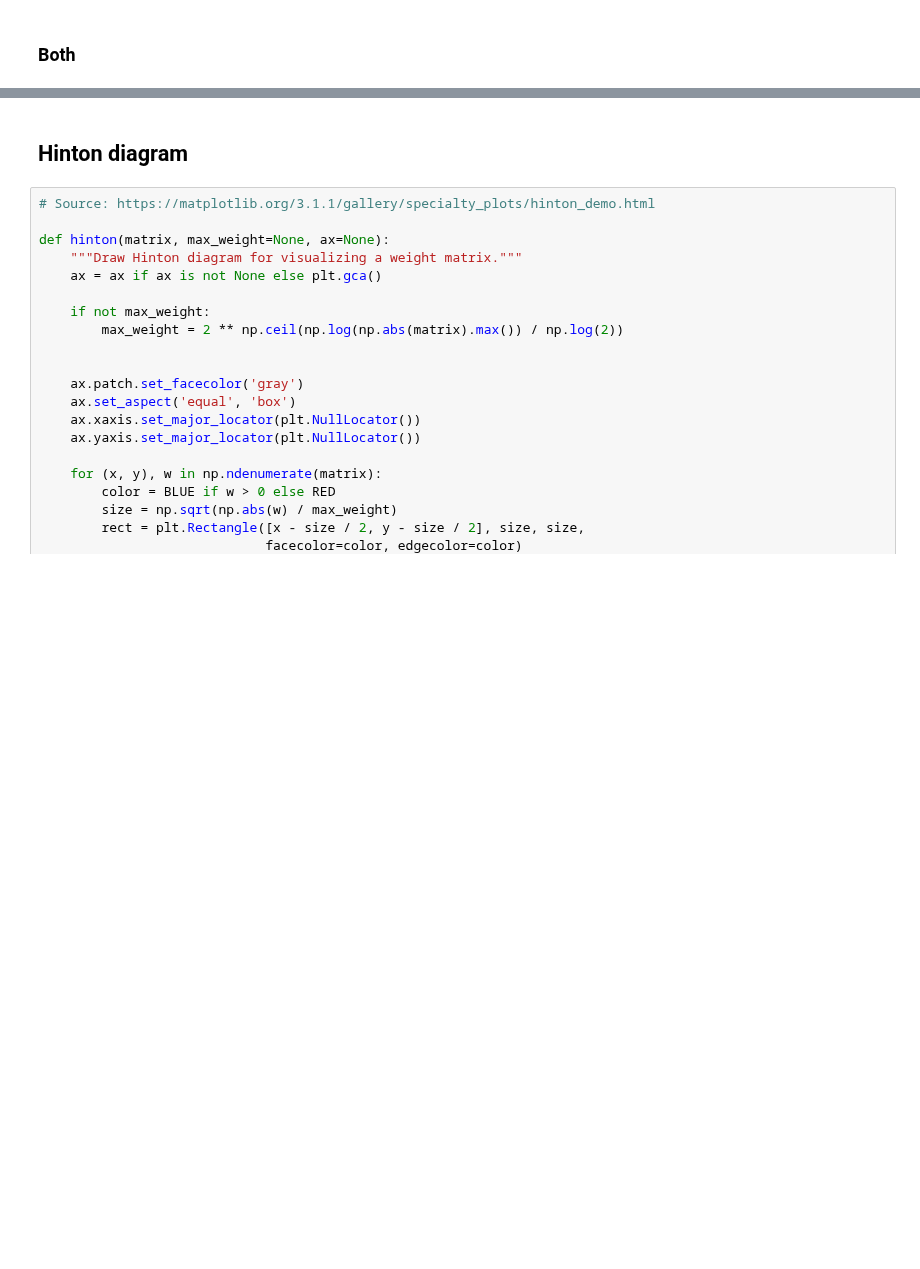
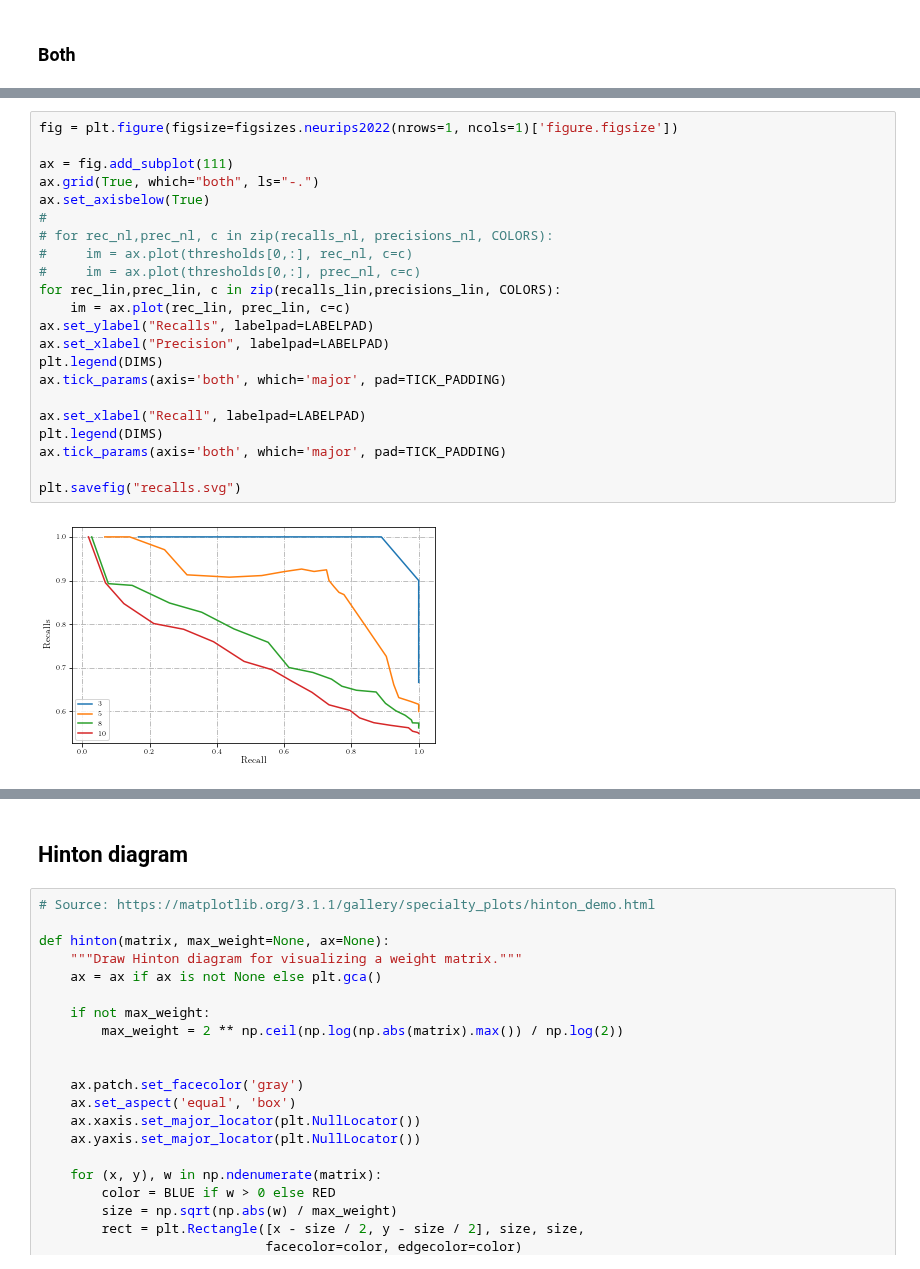
Before and after one commit to rpatrik96/nl-causal-representations, a Jupyter notebook: notebooks/synth_plots.ipynb, the cells around one changed output, grey strips where cells are left out. Drawn from its saved outputs; the diff is of its cells as text; blank space fills up the shorter version.

```diff
--- a/notebooks/synth_plots.ipynb
+++ b/notebooks/synth_plots.ipynb
@@ -462,0 +447,24 @@ plt.savefig("recalls.svg")
+# %%
+fig = plt.figure(figsize=figsizes.neurips2022(nrows=1, ncols=1)['figure.figsize'])
+
+ax = fig.add_subplot(111)
+ax.grid(True, which="both", ls="-.")
+ax.set_axisbelow(True)
+#
+# for rec_nl,prec_nl, c in zip(recalls_nl, precisions_nl, COLORS):
+#     im = ax.plot(thresholds[0,:], rec_nl, c=c)
+#     im = ax.plot(thresholds[0,:], prec_nl, c=c)
+for rec_lin,prec_lin, c in zip(recalls_lin,precisions_lin, COLORS):
+    im = ax.plot(rec_lin, prec_lin, c=c)
+ax.set_ylabel("Recalls", labelpad=LABELPAD)
+ax.set_xlabel("Precision", labelpad=LABELPAD)
+plt.legend(DIMS)
+ax.tick_params(axis='both', which='major', pad=TICK_PADDING)
+
+ax.set_xlabel("Recall", labelpad=LABELPAD)
+plt.legend(DIMS)
+ax.tick_params(axis='both', which='major', pad=TICK_PADDING)
+
+plt.savefig("recalls.svg")
+# %% [output]
+[figure, added]
```
Also changed, not shown: parts of 22 cells of this notebook.
